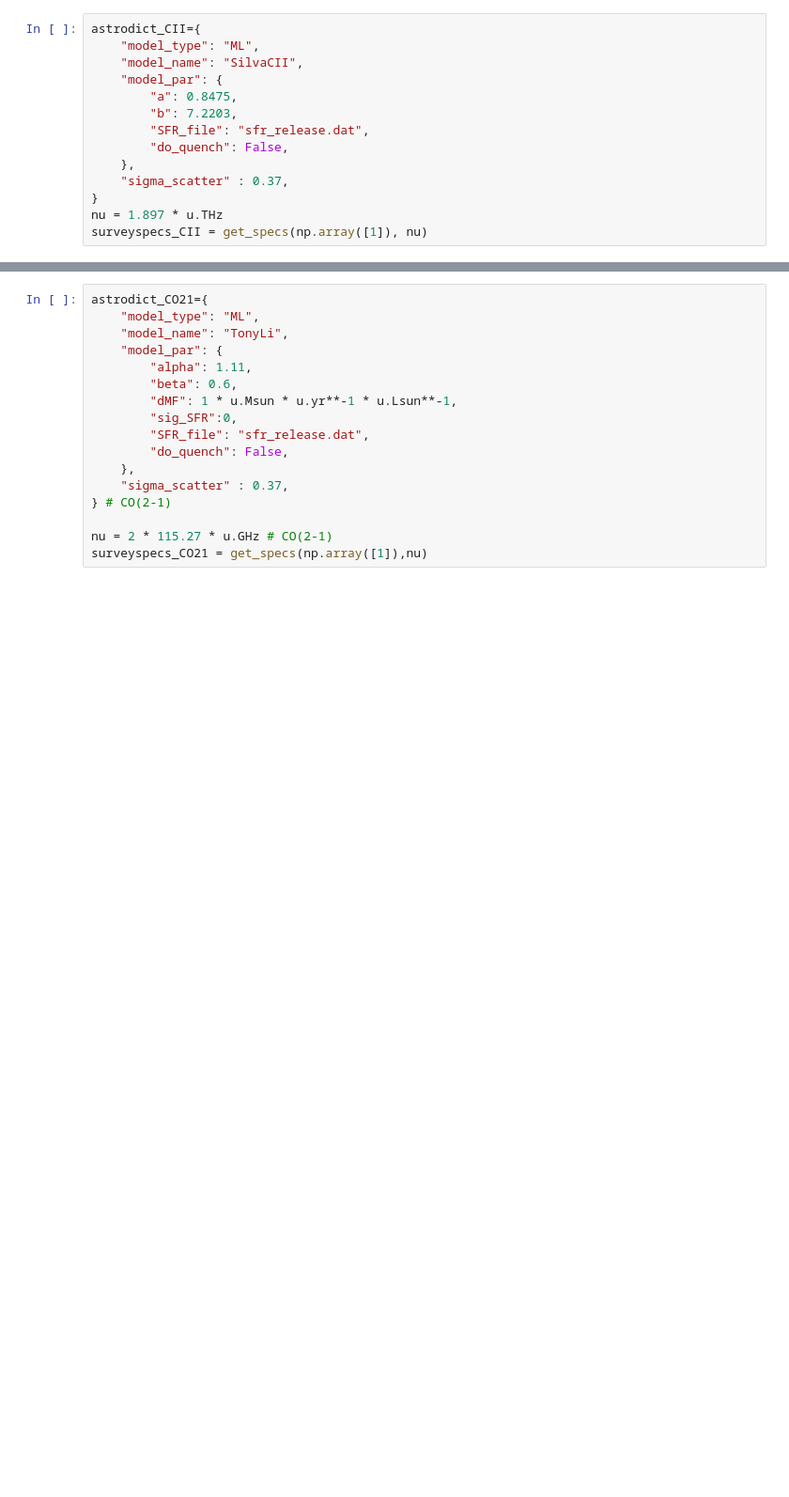
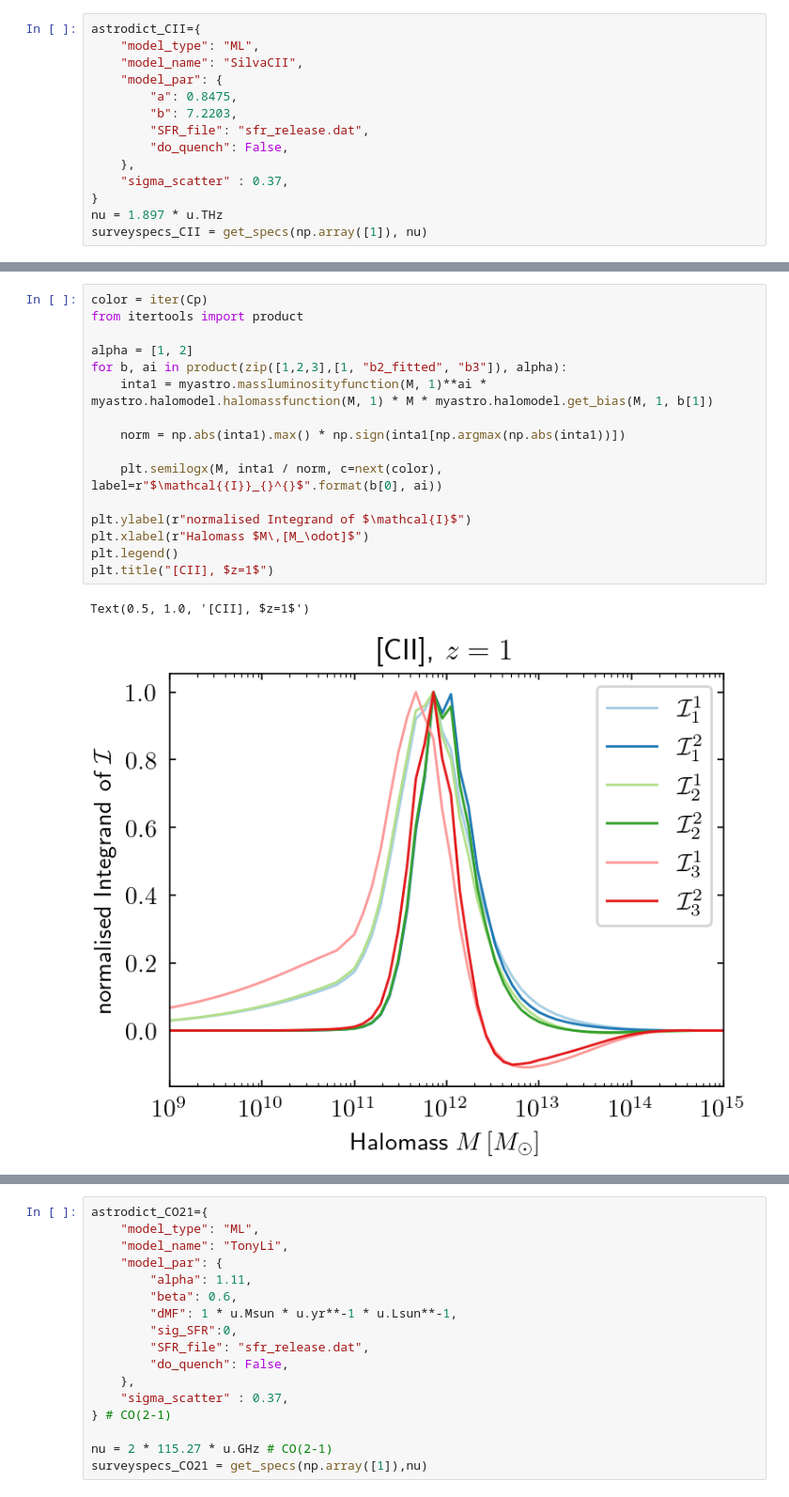
Before and after one commit to Sefa76/SSLimPy, a Jupyter notebook: notebooks/SSLimPy_Demo_Covariances.ipynb, the cells around one changed output, grey strips where cells are left out. Shown at 94% size. Drawn from its saved outputs; the diff is of its cells as text; blank space fills up the shorter version.

```diff
--- a/notebooks/SSLimPy_Demo_Covariances.ipynb
+++ b/notebooks/SSLimPy_Demo_Covariances.ipynb
@@ -124,3 +223,22 @@ ssc_CII = scov.SuperSampleCovariance(pobs_CII)
+# %%
+color = iter(Cp)
+from itertools import product
+
+alpha = [1, 2]
+for b, ai in product(zip([1,2,3],[1, "b2_fitted", "b3"]), alpha):
+    inta1 = myastro.massluminosityfunction(M, 1)**ai * myastro.halomodel.halomassfunction(M, 1) * M * myastro.halomodel.get_bias(M, 1, b[1])
+
+    norm = np.abs(inta1).max() * np.sign(inta1[np.argmax(np.abs(inta1))])
+
+    plt.semilogx(M, inta1 / norm, c=next(color), label=r"$\mathcal{{I}}_{}^{}$".format(b[0], ai))
+
+plt.ylabel(r"normalised Integrand of $\mathcal{I}$")
+plt.xlabel(r"Halomass $M\,[M_\odot]$")
+plt.legend()
+plt.title("[CII], $z=1$")
+# %% [output]
+Text(0.5, 1.0, '[CII], $z=1$')
+[figure, added]
 # %%
 color = iter(Cs)
 
```
Also changed, not shown: parts of 45 cells of this notebook, 3 other files.
